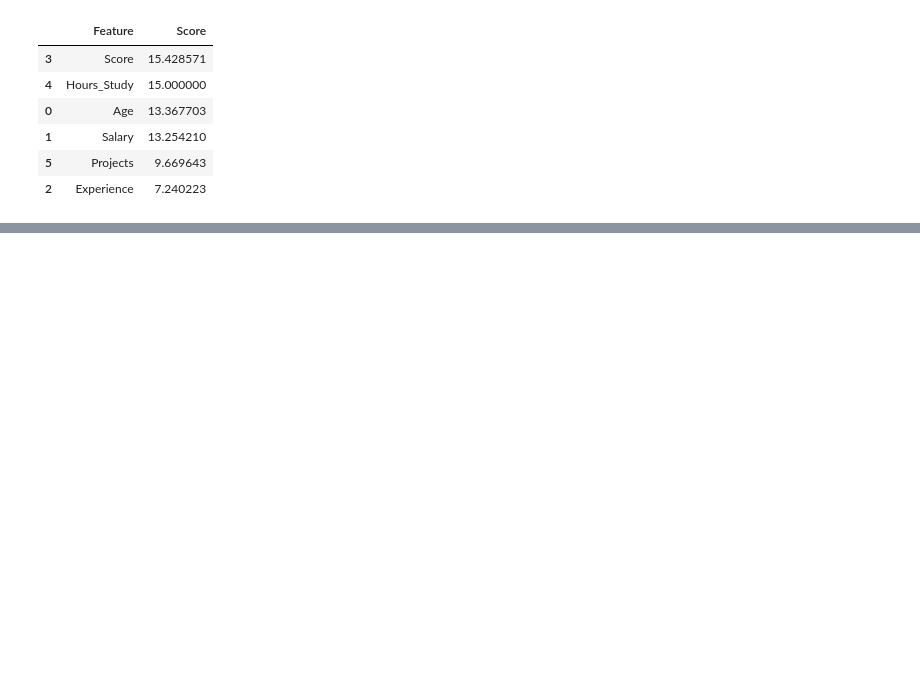
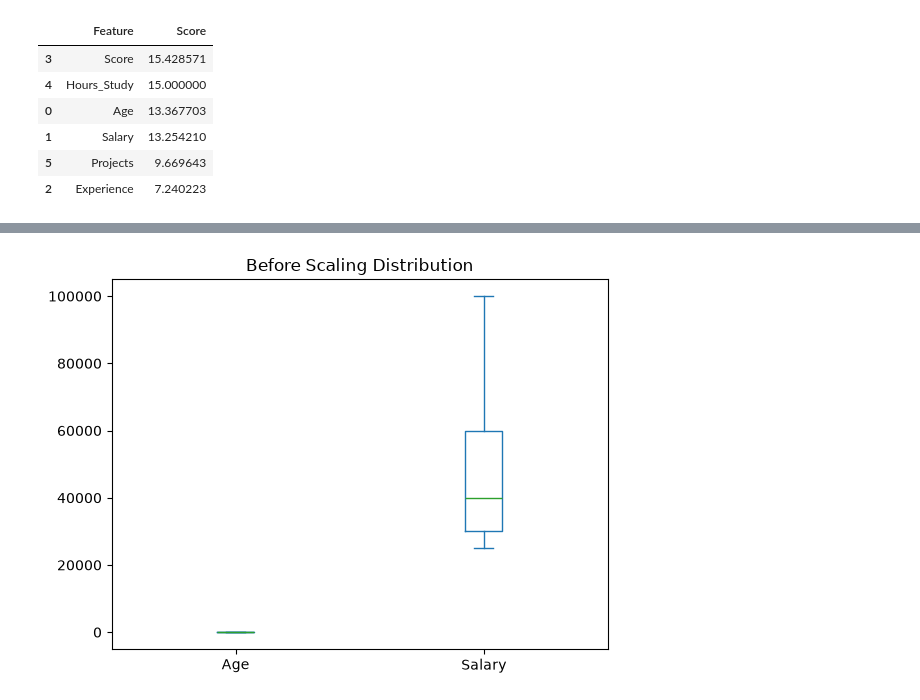
Before and after one commit to Ughandhar/AIML_PROJECT, a Jupyter notebook: notebooks/W2_D1_feature_engineering_encoding.ipynb, the cells around one changed output, grey strips where cells are left out. Saved outputs shown, nothing was run; the diff lists cells and outputs as text; code cells hidden in the pictures; blank space fills up the shorter version.

Commit message:
feat(w2d1): add scaling distribution comparison

```diff
--- a/notebooks/W2_D1_feature_engineering_encoding.ipynb
+++ b/notebooks/W2_D1_feature_engineering_encoding.ipynb
@@ -330,0 +339,10 @@ SelectKBest helps reduce the number of features by selecting the features with t
+# %%
+import pandas as pd
+import matplotlib.pyplot as plt
+
+numeric_data = pd.DataFrame({
+    "Age": [20, 22, 25, 30, 35],
+    "Salary": [25000, 30000, 40000, 60000, 100000]
+})
+
+numeric_data
@@ -330,0 +356,8 @@ SelectKBest helps reduce the number of features by selecting the features with t
+# %%
+# Distribution before scaling
+
+numeric_data.plot(kind="box")
+plt.title("Before Scaling Distribution")
+plt.show()
+# %% [output]
+[figure, added]
```
Also changed, not shown: parts of 2 cells of this notebook.
